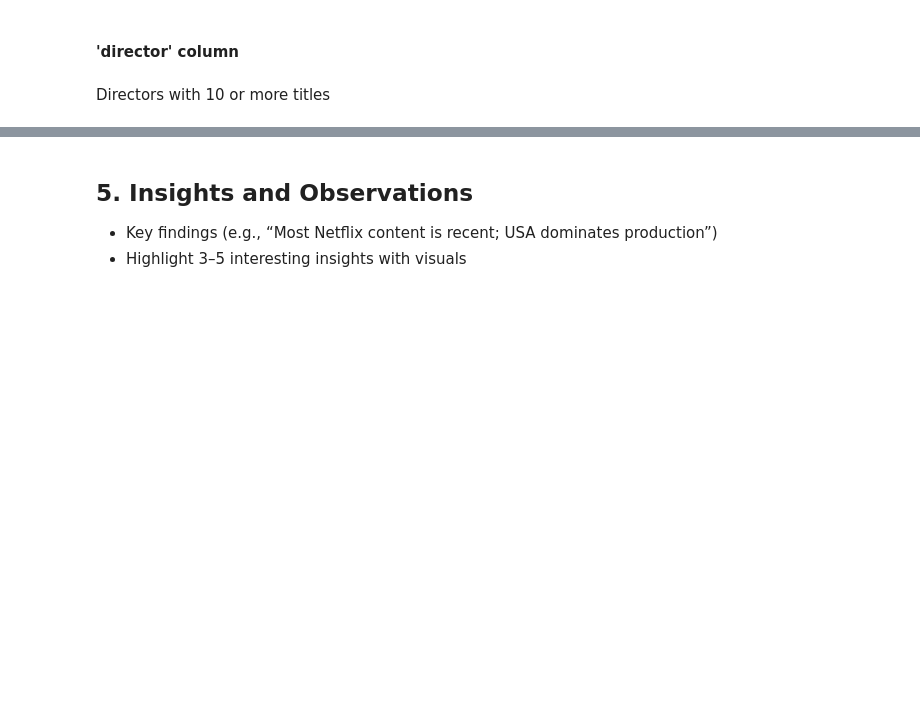
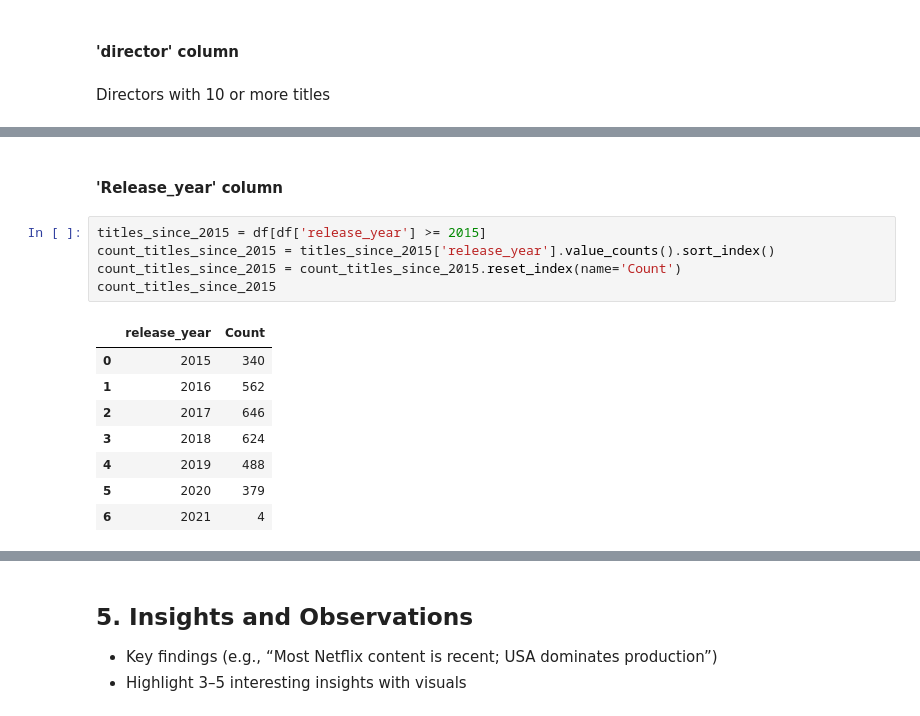
Before and after one commit to GustavMartinez/netflix-eda, a Jupyter notebook: netflix_eda.ipynb, the cells around one changed output, grey strips where cells are left out. Drawn from its saved outputs; the diff is of its cells as text; blank space fills up the shorter version.

```diff
--- a/netflix_eda.ipynb
+++ b/netflix_eda.ipynb
@@ -190,0 +225,16 @@ Name: count, dtype: int64
+# %% [markdown]
+#### 'Release_year' column
+# %%
+titles_since_2015 = df[df['release_year'] >= 2015]
+count_titles_since_2015 = titles_since_2015['release_year'].value_counts().sort_index()
+count_titles_since_2015 = count_titles_since_2015.reset_index(name='Count')
+count_titles_since_2015
+# %% [output]
+|  | release_year | Count |
+| 0 | 2015 | 340 |
+| 1 | 2016 | 562 |
+| 2 | 2017 | 646 |
+| 3 | 2018 | 624 |
+| 4 | 2019 | 488 |
+| 5 | 2020 | 379 |
+| 6 | 2021 | 4 |
```
Also changed, not shown: parts of 5 cells of this notebook.
